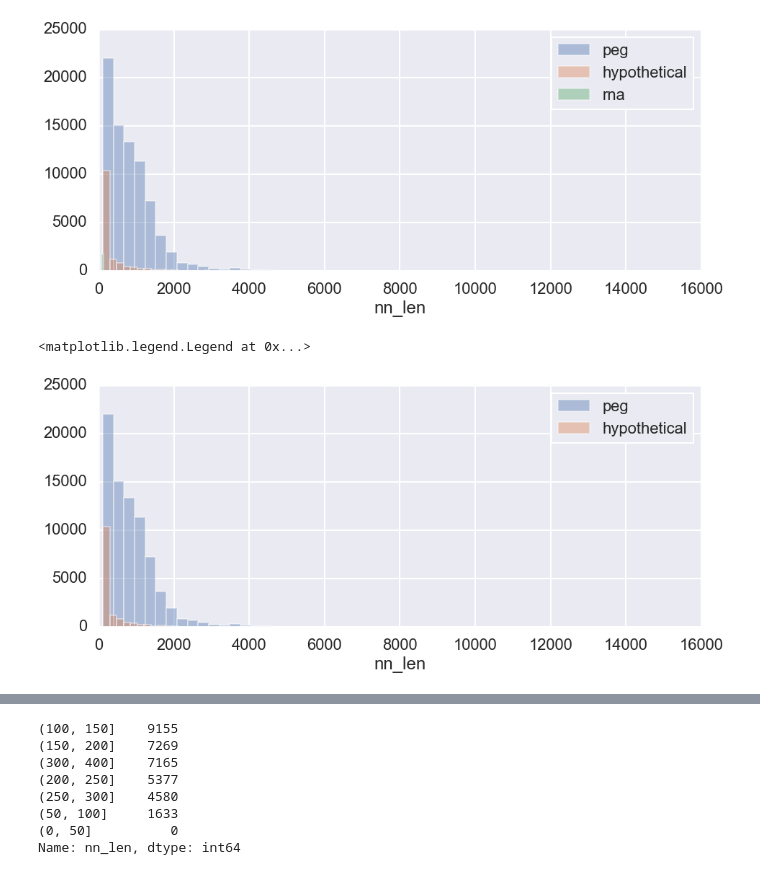
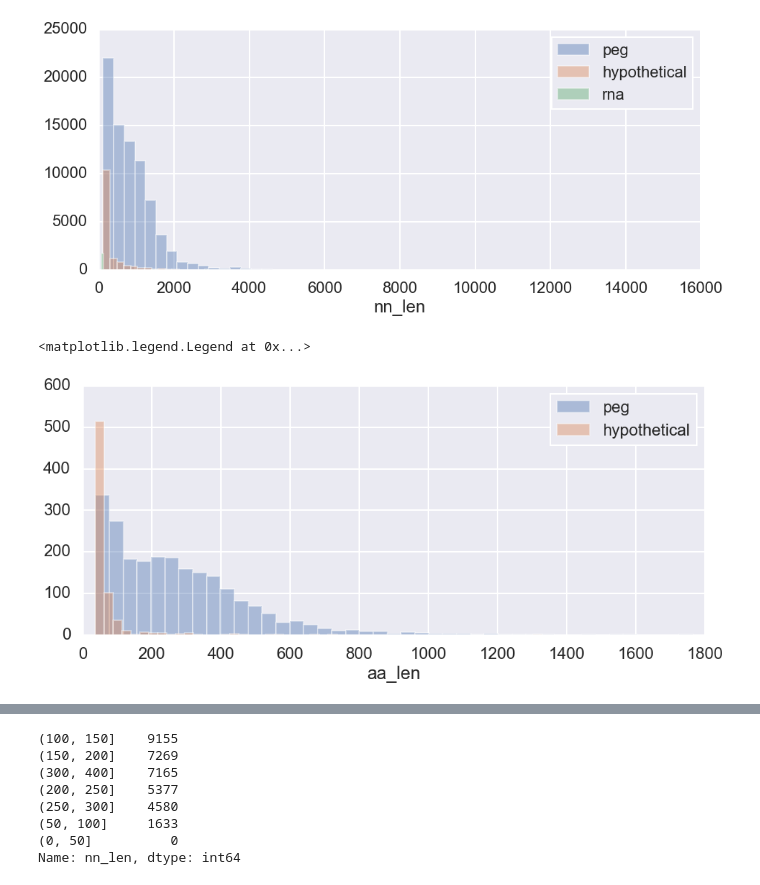
Before and after one commit to wosnat/sep, a Jupyter notebook: ripp try2 3_7_2019.ipynb, the cells around one changed output, grey strips where cells are left out. Drawn from its saved outputs; the diff is of its cells as text; code cells hidden in the pictures.

```diff
--- a/ripp try2 3_7_2019.ipynb
+++ b/ripp try2 3_7_2019.ipynb
@@ -459,8 +420,10 @@ plt.legend()
 # %%
 plt.figure(figsize=(15,6))
 for i in ['peg', 'hypothetical', ]:
-    sns.distplot(genome_df.loc[genome_df.Type == i]['nn_len'], label=i, kde=False)
+    sns.distplot(genome_df.loc[(genome_df.Type == i) &
+                               (genome_df.genome =='MIT9313')
+                              ]['aa_len'], label=i, kde=False)
 plt.legend()
 # %% [output]
 <matplotlib.legend.Legend at 0x...>
-[figure, old version]
+[figure, new version]
```
Also changed, not shown: parts of 8 cells of this notebook, 1 other file.
